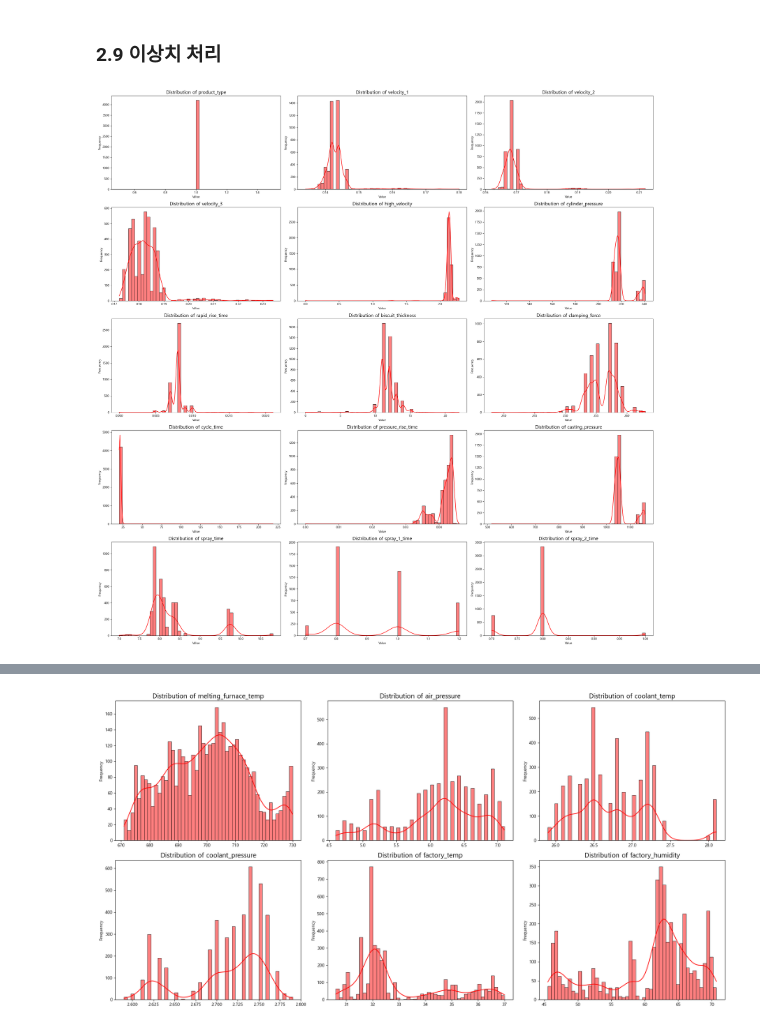
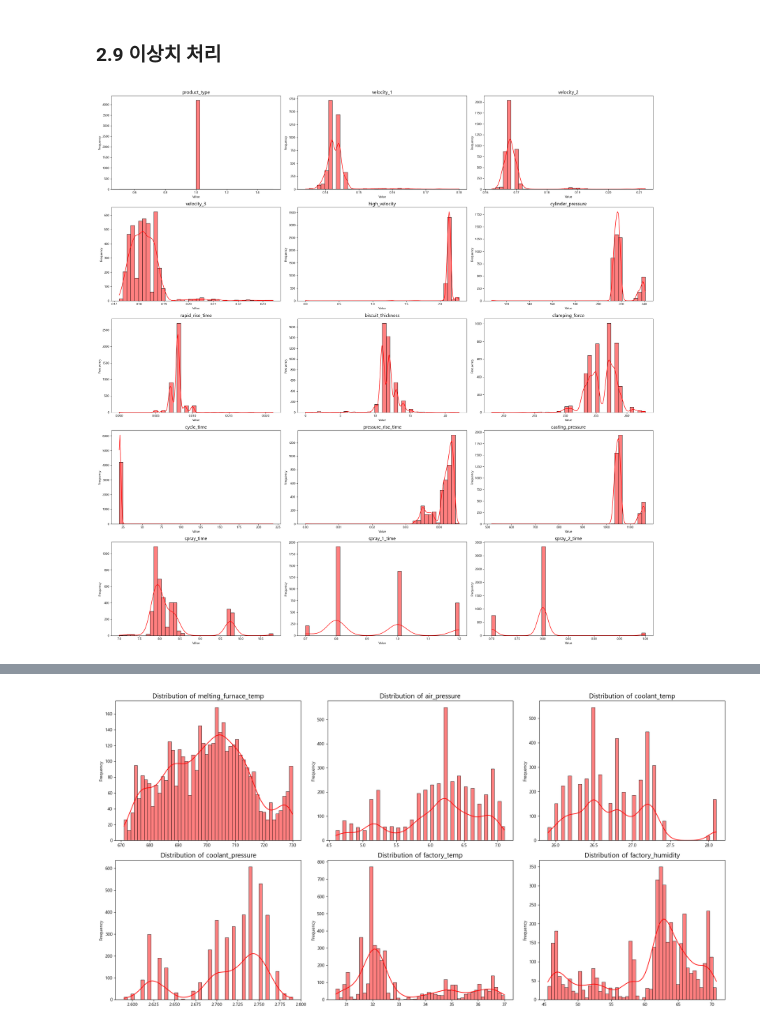
Before and after one commit to hanalo26/sparta-data11-advanced-project, a Jupyter notebook: Geunsu/Testing4.ipynb, the cells around one changed output, grey strips where cells are left out. Drawn from its saved outputs; the diff is of its cells as text; code cells hidden in the pictures.

```diff
--- a/Geunsu/Testing4.ipynb
+++ b/Geunsu/Testing4.ipynb
@@ -478,20 +478,20 @@ df_defects_clean.to_csv("../common-file/for_ML_defects_data.csv")
 # %%
 # 1. 수치형 컬럼
 numeric_cols = df_process_clean.select_dtypes(include=['number']).columns
 n_cols = 3
 n_rows = (len(numeric_cols) - 1) // n_cols + 1
 
 plt.figure(figsize=(25, n_rows * 5))
 plt.subplots_adjust(hspace=0.4)
 
 for i, col_name in enumerate(numeric_cols):
     plt.subplot(n_rows, n_cols, i + 1)
-    sns.histplot(df_process_clean[col_name], kde=True, color='red', bins=50)
-    plt.title(f'Distribution of {col_name}', fontsize=15)
+    sns.histplot(df_process_clean[col_name], kde=True, color='red', bins=40)
+    plt.title(f'{col_name}', fontsize=15)
     plt.xlabel('Value')
     plt.ylabel('Frequency')
 
 plt.tight_layout()
 plt.show()
 # %% [output]
-[figure, old version]
+[figure, new version]
```
Also changed, not shown: parts of 21 cells of this notebook.
